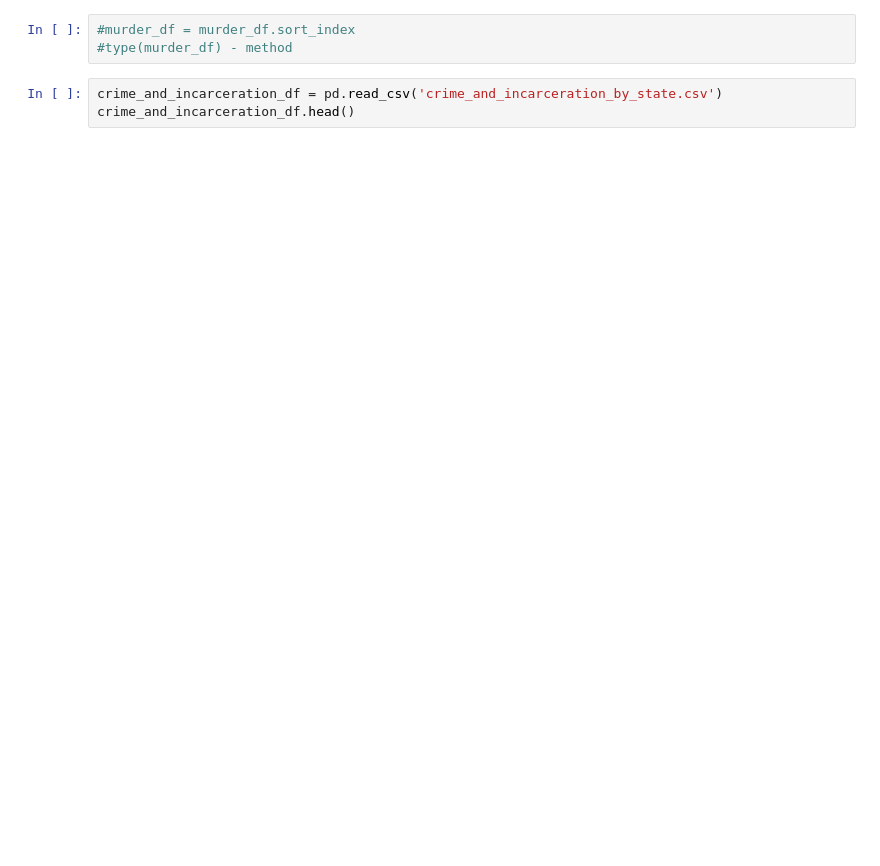
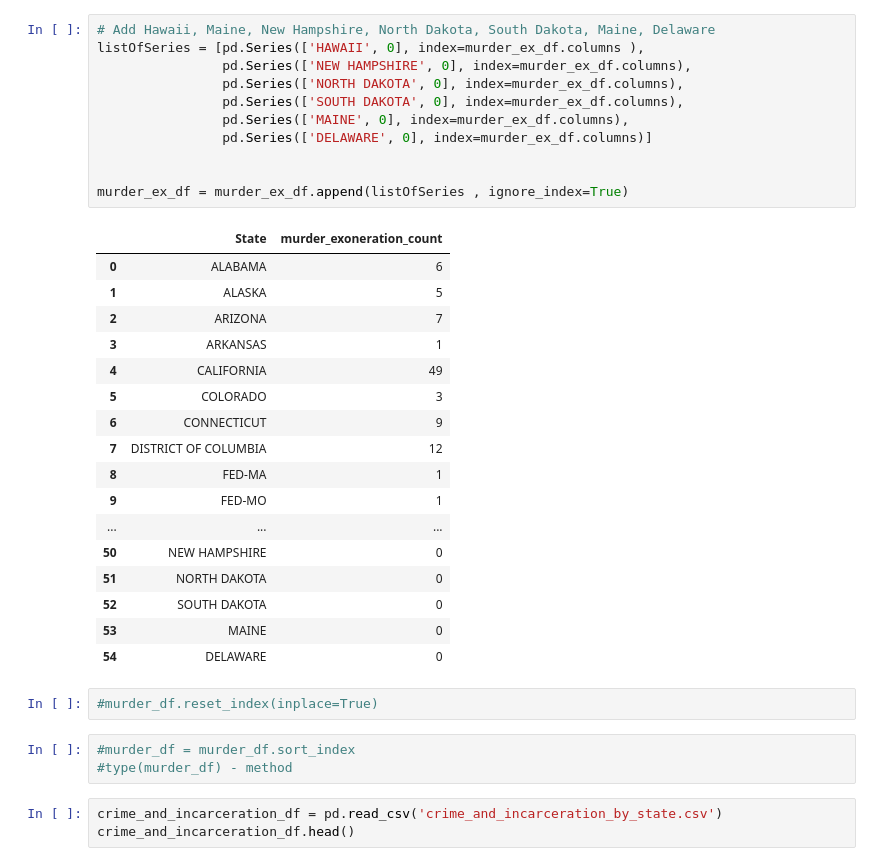
Before and after one commit to lorarjohns/US_Incarceration_Prelim, a Jupyter notebook: Hypothesis 3.ipynb, the cells around one changed output. Drawn from its saved outputs; the diff is of its cells as text; blank space fills up the shorter version.

```diff
--- a/Hypothesis 3.ipynb
+++ b/Hypothesis 3.ipynb
@@ -241,3 +125,34 @@ murder_df
+# %%
+# Add Hawaii, Maine, New Hampshire, North Dakota, South Dakota, Maine, Delaware
+listOfSeries = [pd.Series(['HAWAII', 0], index=murder_ex_df.columns ),
+                pd.Series(['NEW HAMPSHIRE', 0], index=murder_ex_df.columns),
+                pd.Series(['NORTH DAKOTA', 0], index=murder_ex_df.columns),
+                pd.Series(['SOUTH DAKOTA', 0], index=murder_ex_df.columns),
+                pd.Series(['MAINE', 0], index=murder_ex_df.columns),
+                pd.Series(['DELAWARE', 0], index=murder_ex_df.columns)]
+
+
+murder_ex_df = murder_ex_df.append(listOfSeries , ignore_index=True)
+# %% [output]
+|  | State | murder_exoneration_count |
+| 0 | ALABAMA | 6 |
+| 1 | ALASKA | 5 |
+| 2 | ARIZONA | 7 |
+| 3 | ARKANSAS | 1 |
+| 4 | CALIFORNIA | 49 |
+| 5 | COLORADO | 3 |
+| 6 | CONNECTICUT | 9 |
+| 7 | DISTRICT OF COLUMBIA | 12 |
+| 8 | FED-MA | 1 |
+| 9 | FED-MO | 1 |
+| ... | ... | ... |
+| 50 | NEW HAMPSHIRE | 0 |
+| 51 | NORTH DAKOTA | 0 |
+| 52 | SOUTH DAKOTA | 0 |
+| 53 | MAINE | 0 |
+| 54 | DELAWARE | 0 |
+# %%
+#murder_df.reset_index(inplace=True)
 # %%
 #murder_df = murder_df.sort_index
 #type(murder_df) - method
```
Also changed, not shown: parts of 57 cells of this notebook, 1 other file.
